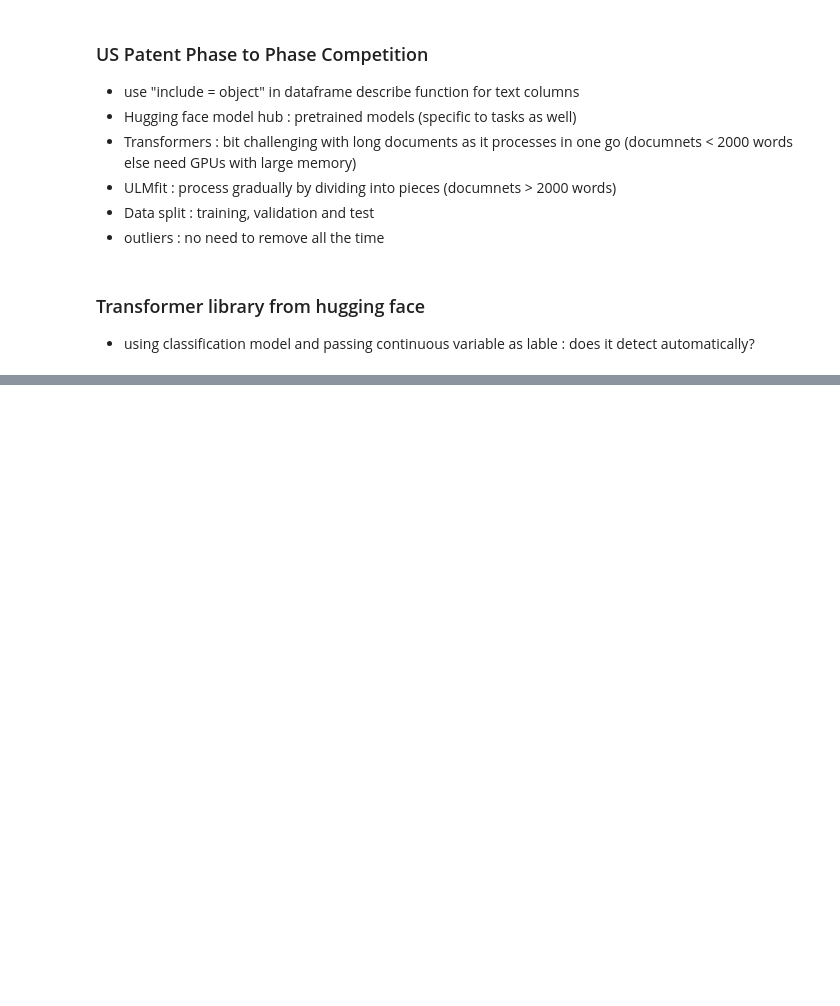
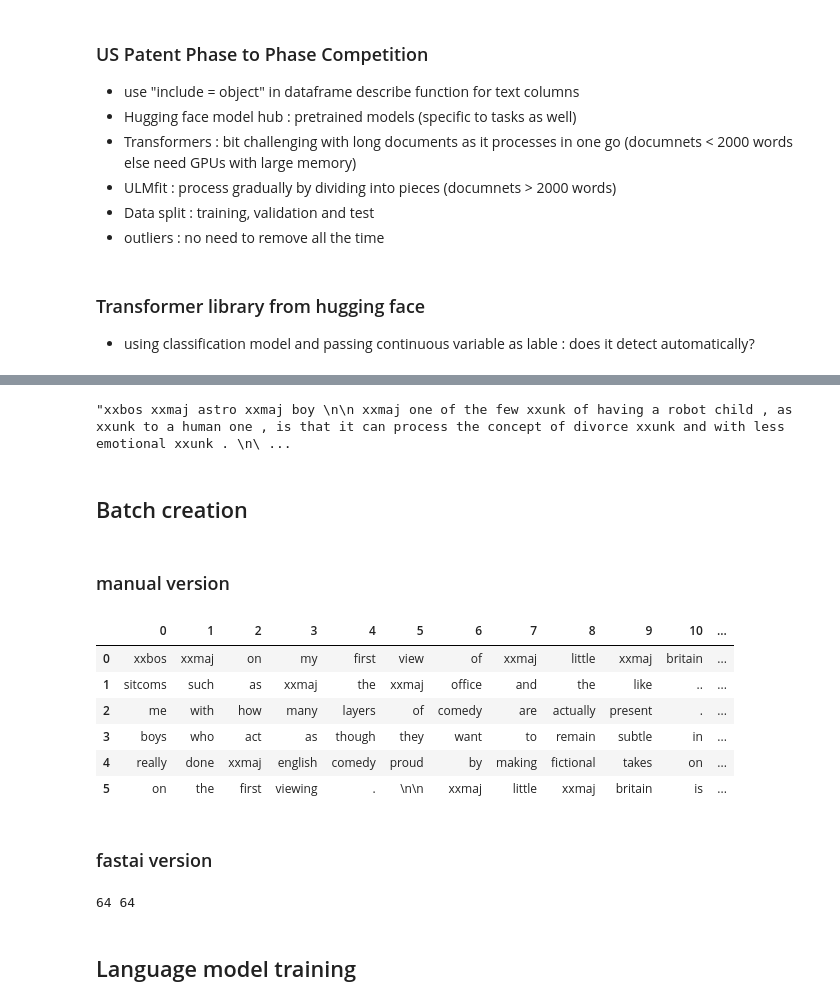
Before and after one commit to nehabansal26/fastailearning, a Jupyter notebook: Lecture4.ipynb, the cells around one changed output, grey strips where cells are left out. Saved outputs shown, nothing was run; the diff lists cells and outputs as text; code cells hidden in the pictures; blank space fills up the shorter version.

Commit message:
NLP model

```diff
--- a/Lecture4.ipynb
+++ b/Lecture4.ipynb
@@ -18,0 +98,3 @@
+# %%
+# fastai tokenizer on top of spacy
+tkn = Tokenizer(spacy)
@@ -18,0 +107,2 @@
+# %%
+txts = L(o.open().read() for o in files[:2000])
@@ -18,0 +143,25 @@
+# %%
+" ".join([num.vocab[i] for i in num(tkn(txt))[:100]])
+# %% [output]
+"xxbos xxmaj astro xxmaj boy \n\n xxmaj one of the few xxunk of having a robot child , as xxunk to a human one , is that it can process the concept of divorce xxunk and with less emotional xxunk . \n\ ...
+# %% [markdown]
+## Batch creation
+# %% [markdown]
+### manual version
+# %%
+stream = txts[2]
+tokens = tkn(stream)
+# %%
+bs, seq_len = 6, 40
+# batches_ls = [ tokens[i:i+seq_len]  for i in range(0,len(tokens),40)]
+batches_ls = [ tokens[i*seq_len:(i+1)*seq_len]  for i in range(bs)]
+# %%
+pd.DataFrame(batches_ls)
+# %% [output]
+|  | 0 | 1 | 2 | 3 | 4 | 5 | 6 | 7 | 8 | 9 | 10 | ... |
+| 0 | xxbos | xxmaj | on | my | first | view | of | xxmaj | little | xxmaj | britain | ... |
+| 1 | sitcoms | such | as | xxmaj | the | xxmaj | office | and | the | like | .. | ... |
+| 2 | me | with | how | many | layers | of | comedy | are | actually | present | . | ... |
+| 3 | boys | who | act | as | though | they | want | to | remain | subtle | in | ... |
+| 4 | really | done | xxmaj | english | comedy | proud | by | making | fictional | takes | on | ... |
+| 5 | on | the | first | viewing | . | \n\n | xxmaj | little | xxmaj | britain | is | ... |
@@ -18,0 +170,2 @@
+# %% [markdown]
+### fastai version
@@ -18,0 +174,7 @@
+# %%
+x,y = first(dl)
+print(len(x),len(y))
+# %% [output]
+64 64
+# %% [markdown]
+## Language model training
```
Also changed, not shown: parts of 33 cells of this notebook.
